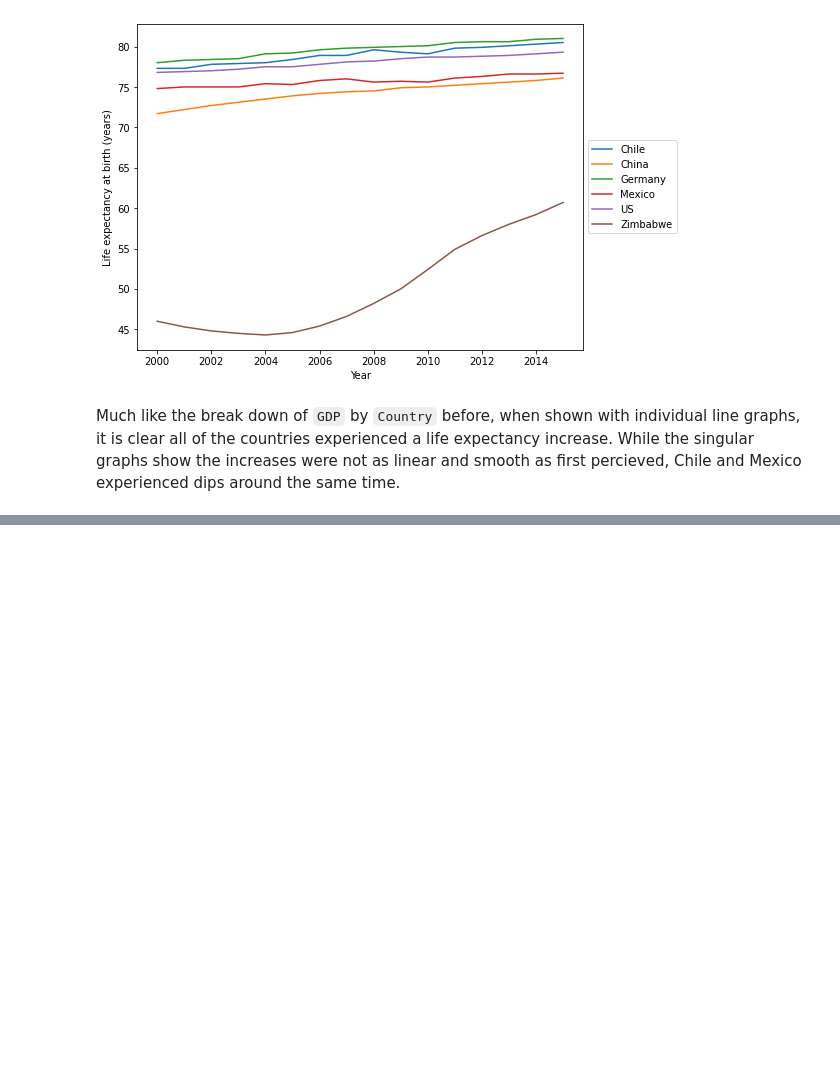
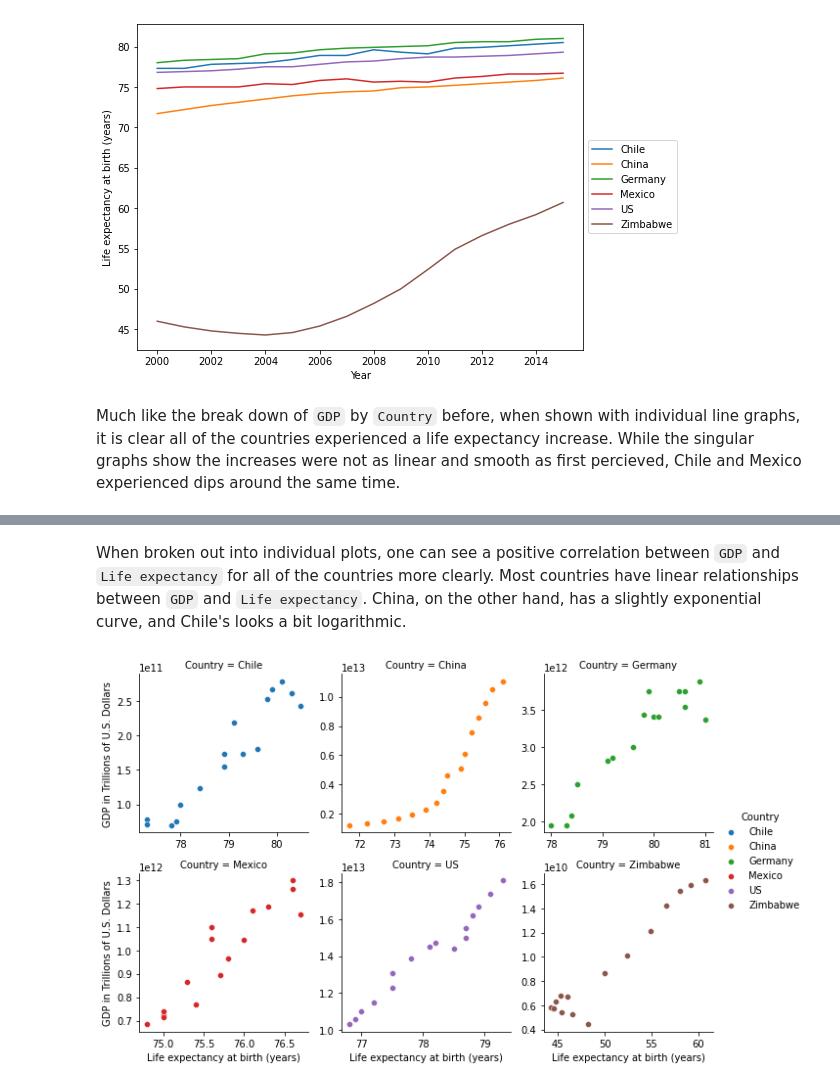
Before and after one commit to baker-jr-john/Life_Expectancy_and_GDP, a Jupyter notebook: life_expectancy_gdp.ipynb, the cells around one changed output, grey strips where cells are left out. Cells and saved outputs as stored; diff of their text form; code cells hidden in the pictures; blank space fills up the shorter version.

```diff
--- a/life_expectancy_gdp.ipynb
+++ b/life_expectancy_gdp.ipynb
@@ -233,0 +239,10 @@ graphLife
+# %% [markdown]
+When broken out into individual plots, one can see a positive correlation between `GDP` and `Life expectancy` for all of the countries more clearly. Most countries have linear relationships between `GDP` and `Life expectancy`. China, on the other hand, has a slightly exponential curve, and Chile's looks a bit logarithmic.
+# %%
+graphGDPLife = sns.FacetGrid(all_data, col="Country", col_wrap=3,
+                      hue = "Country", sharey = False, sharex = False)
+graphGDPLife = (graphGDPLife.map(sns.scatterplot,"Avg Lifetime", "GDP")
+         .add_legend()
+         .set_axis_labels("Life expectancy at birth (years)", "GDP in Trillions of U.S. Dollars"))
+# %% [output]
+[figure, added]
```
Also changed, not shown: parts of 5 cells of this notebook.
